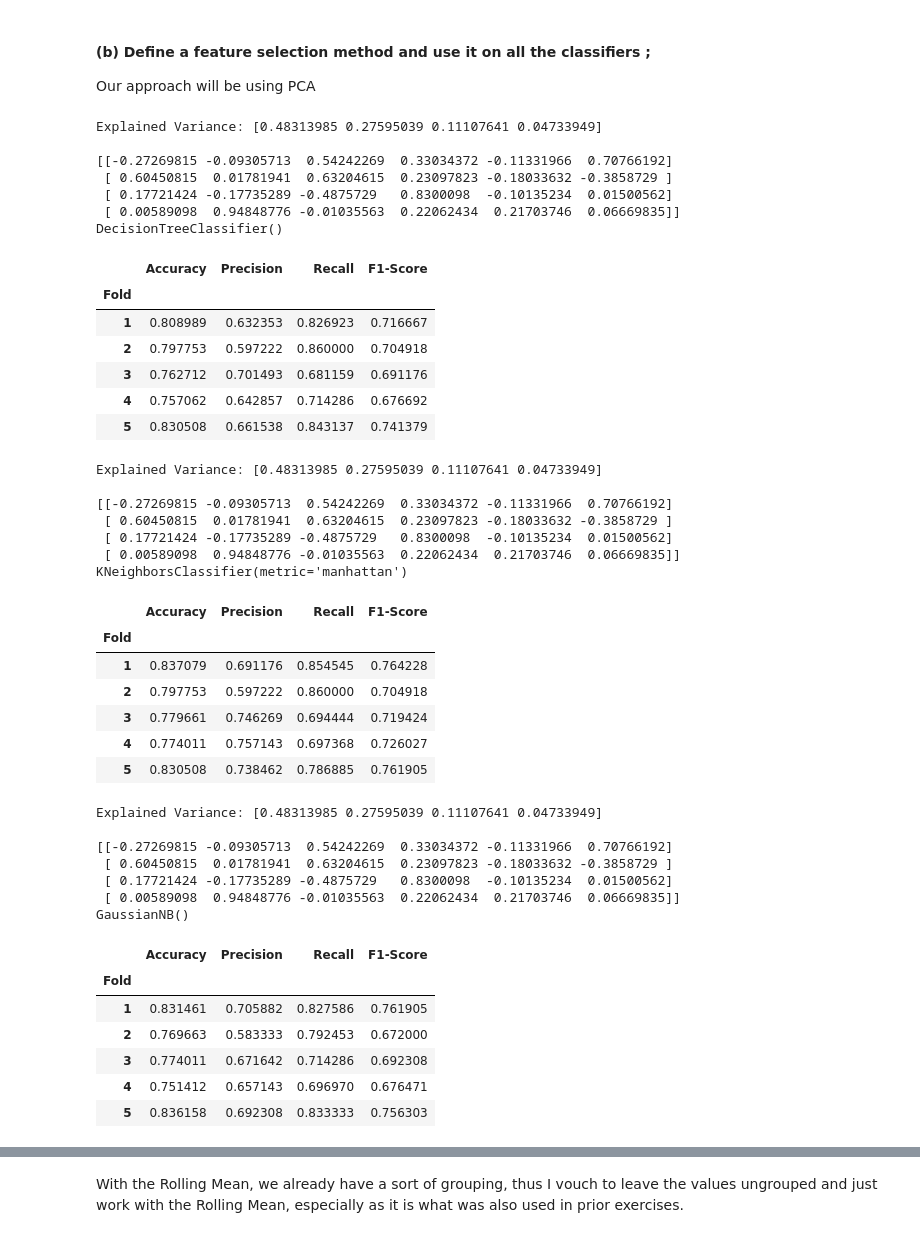
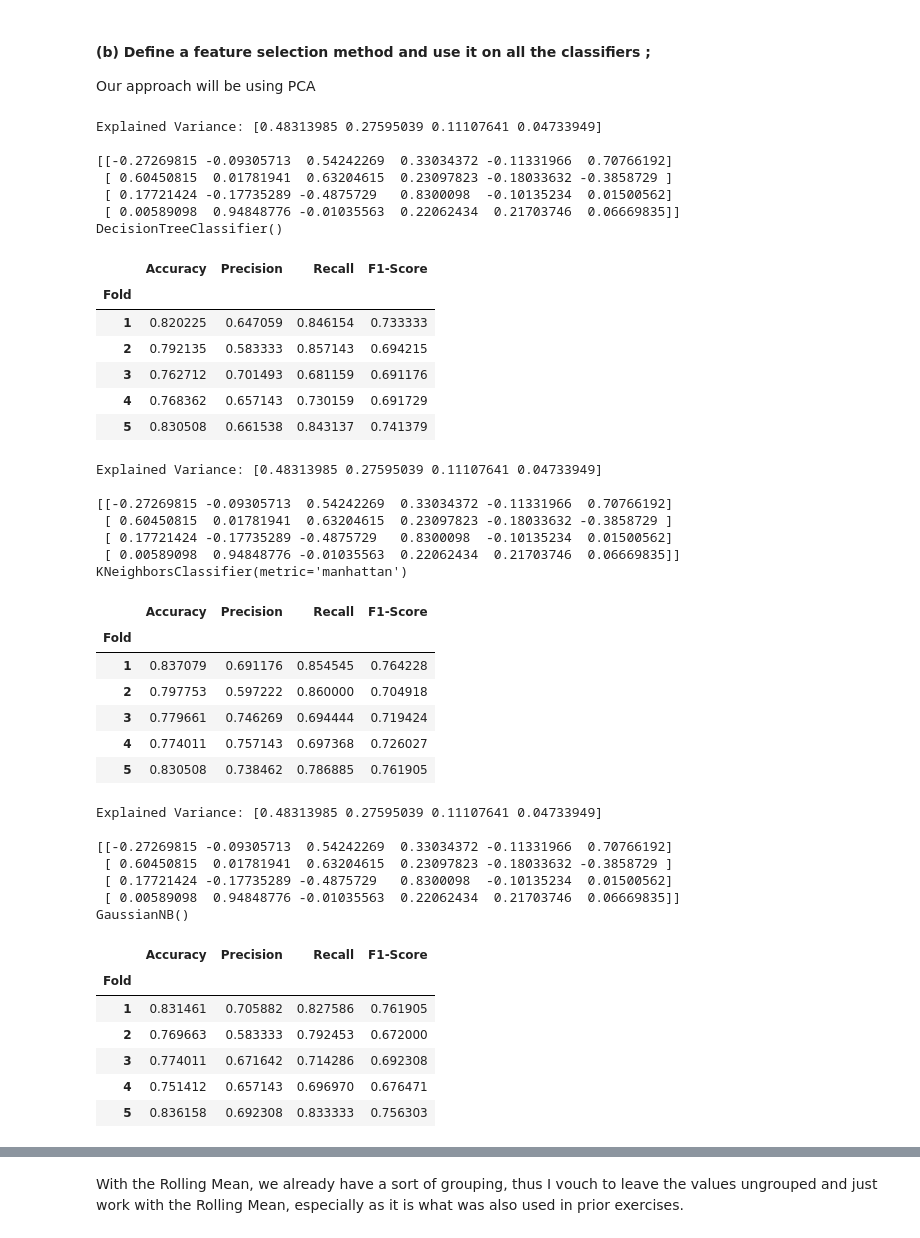
Before and after one commit to Brian6330/Machine-Learning-and-Data-Mining, a Jupyter notebook: Exercise 6/Exercise 6 (ML DM).ipynb, the cells around one changed output, grey strips where cells are left out. Saved outputs shown, nothing was run; the diff lists cells and outputs as text; code cells hidden in the pictures.

```diff
--- a/Exercise 6/Exercise 6 (ML DM).ipynb
+++ b/Exercise 6/Exercise 6 (ML DM).ipynb
@@ -142,7 +143,7 @@ Our approach will be using PCA
 def pca_eval(model, x: pd.DataFrame, y: pd.DataFrame):
     kf = KFold(n_splits=5, shuffle=True, random_state=6)
     pca = PCA(n_components=4)
-    fit = pca.fit(df[all_features])
+    fit = pca.fit(x)
 
     print("Explained Variance: %s" % fit.explained_variance_ratio_, " \n")
     print(fit.components_)
@@ -159,7 +160,7 @@ def pca_eval(model, x: pd.DataFrame, y: pd.DataFrame):
         x_train_pca = fit.transform(x_train)
         x_test_pca = fit.transform(x_test)
 
-        model.fit(x_train_pca , y_train)
+        model.fit(x_train_pca, y_train)
         prediction = model.predict(x_test_pca)
 
         accuracy[i] = accuracy_score(prediction, y_test)
@@ -167,37 +168,37 @@ def pca_eval(model, x: pd.DataFrame, y: pd.DataFrame):
         recall[i] = recall_score(prediction, y_test)
         f1[i] = f1_score(prediction, y_test)
         i += 1
 
     print(model)
     return accuracy, precision, recall, f1
 
 
 for name, model in models.items():
     a, p, r, f = pca_eval(model, df[all_features], df["Survived"])
     data = {
         'Fold': [1, 2, 3, 4, 5],
         'Accuracy': a,
         'Precision': p,
         'Recall': r,
         'F1-Score': f,
     }
 
     scores = pd.DataFrame(data).set_index('Fold')
     display(scores)
 # %% [output]
 Explained Variance: [0.48313985 0.27595039 0.11107641 0.04733949]
 
 [[-0.27269815 -0.09305713  0.54242269  0.33034372 -0.11331966  0.70766192]
  [ 0.60450815  0.01781941  0.63204615  0.23097823 -0.18033632 -0.3858729 ]
  [ 0.17721424 -0.17735289 -0.4875729   0.8300098  -0.10135234  0.01500562]
  [ 0.00589098  0.94848776 -0.01035563  0.22062434  0.21703746  0.06669835]]
 DecisionTreeClassifier()
 |  | Accuracy | Precision | Recall | F1-Score |
 | Fold |  |  |  |  |
-| 1 | 0.808989 | 0.632353 | 0.826923 | 0.716667 |
-| 2 | 0.797753 | 0.597222 | 0.860000 | 0.704918 |
+| 1 | 0.820225 | 0.647059 | 0.846154 | 0.733333 |
+| 2 | 0.792135 | 0.583333 | 0.857143 | 0.694215 |
 | 3 | 0.762712 | 0.701493 | 0.681159 | 0.691176 |
-| 4 | 0.757062 | 0.642857 | 0.714286 | 0.676692 |
+| 4 | 0.768362 | 0.657143 | 0.730159 | 0.691729 |
 | 5 | 0.830508 | 0.661538 | 0.843137 | 0.741379 |
 Explained Variance: [0.48313985 0.27595039 0.11107641 0.04733949]
 
```
Also changed, not shown: parts of 10 cells of this notebook, 1 other file.
